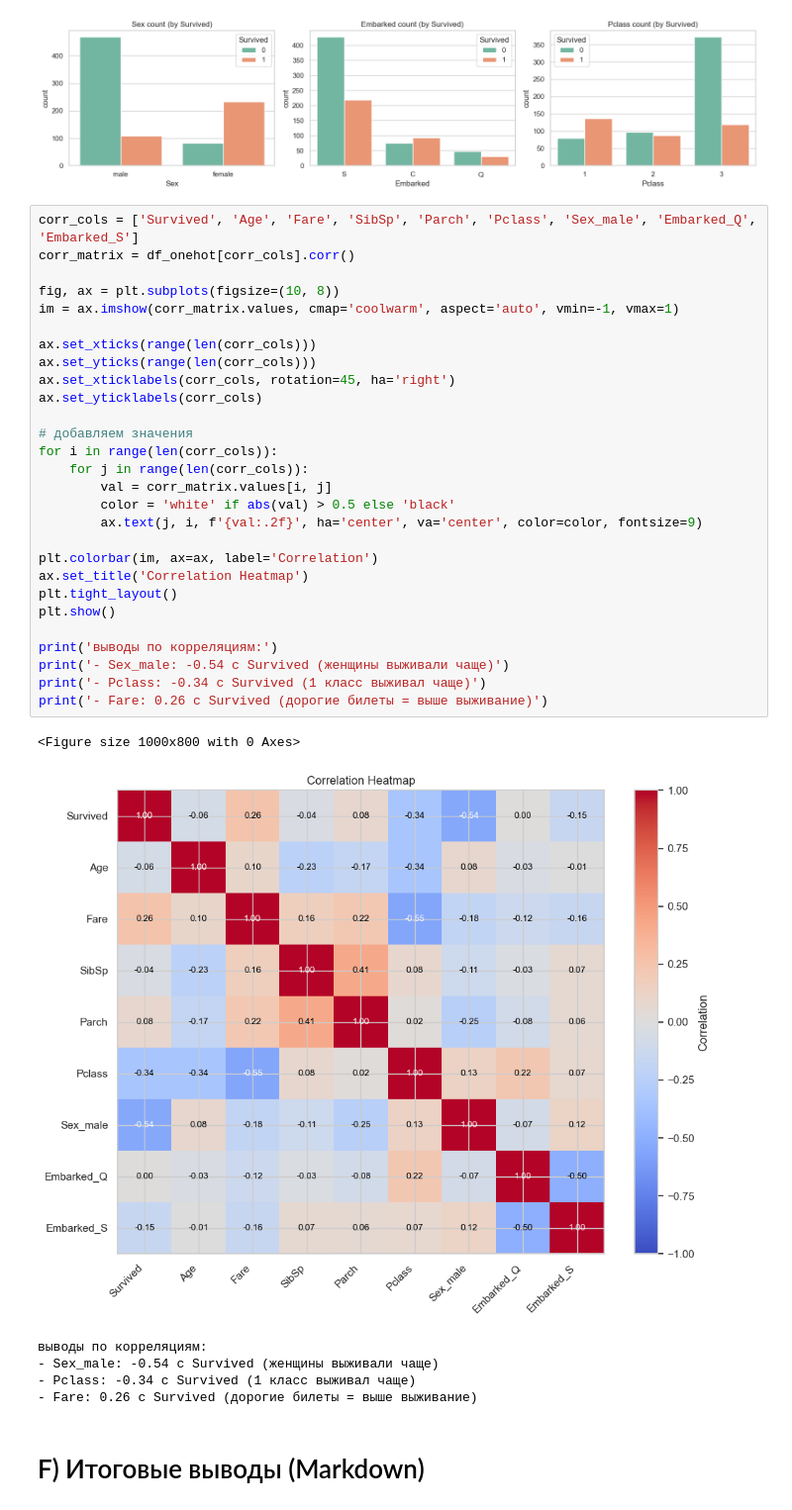
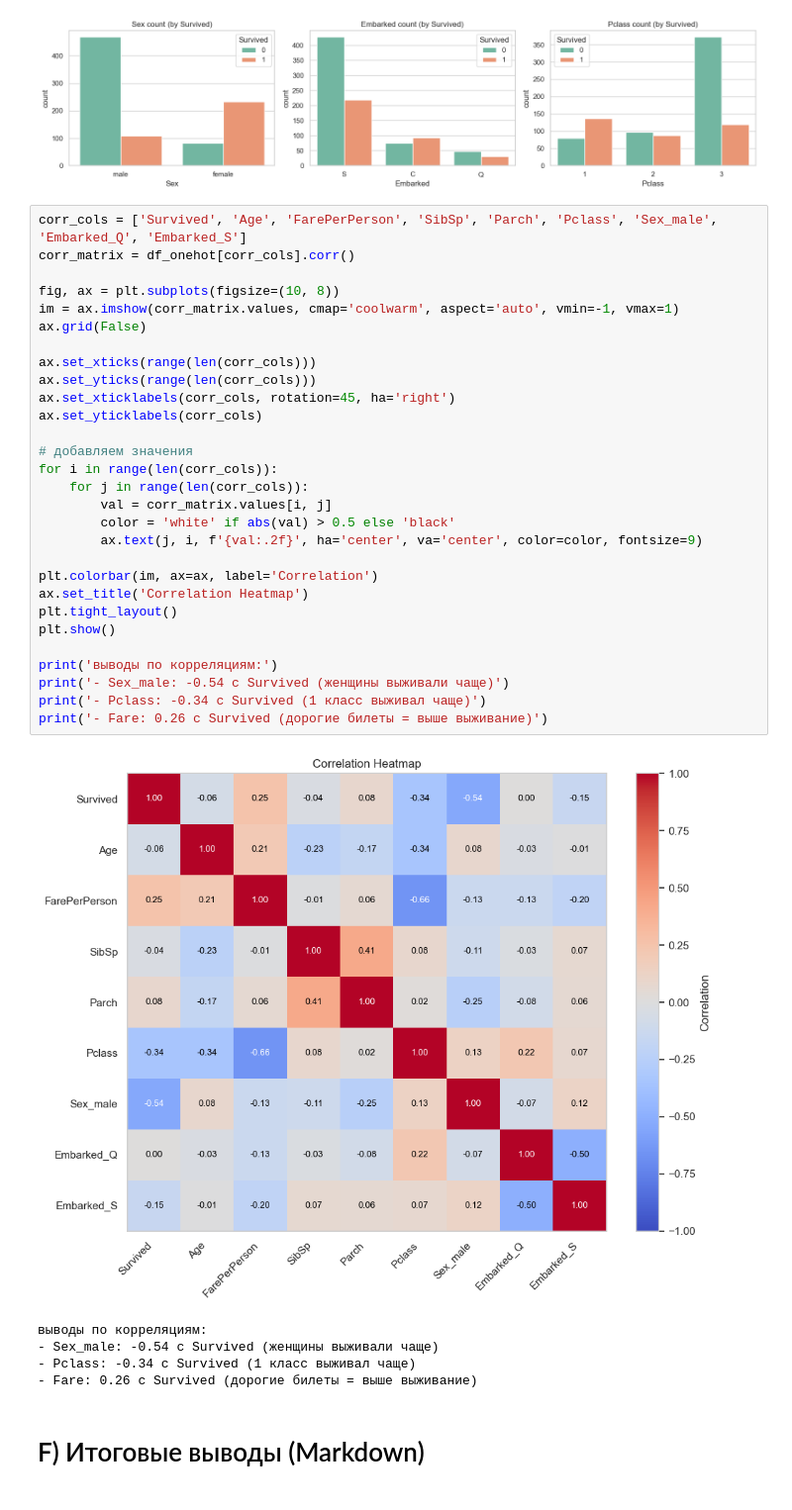
Before and after one commit to vladgulchenko/ml-homeworks, a Jupyter notebook: hw02_eda/hw02_eda.ipynb, the cells around one changed output. Shown at 99% size. Cells and saved outputs as stored; diff of their text form.

```diff
--- a/hw02_eda/hw02_eda.ipynb
+++ b/hw02_eda/hw02_eda.ipynb
@@ -355,40 +355,40 @@ plt.show()
 # %% [output]
 [figure]
 # %%
-corr_cols = ['Survived', 'Age', 'Fare', 'SibSp', 'Parch', 'Pclass', 'Sex_male', 'Embarked_Q', 'Embarked_S']
+corr_cols = ['Survived', 'Age', 'FarePerPerson', 'SibSp', 'Parch', 'Pclass', 'Sex_male', 'Embarked_Q', 'Embarked_S']
 corr_matrix = df_onehot[corr_cols].corr()
 
 fig, ax = plt.subplots(figsize=(10, 8))
 im = ax.imshow(corr_matrix.values, cmap='coolwarm', aspect='auto', vmin=-1, vmax=1)
+ax.grid(False)
 
 ax.set_xticks(range(len(corr_cols)))
 ax.set_yticks(range(len(corr_cols)))
 ax.set_xticklabels(corr_cols, rotation=45, ha='right')
 ax.set_yticklabels(corr_cols)
 
 # добавляем значения
 for i in range(len(corr_cols)):
     for j in range(len(corr_cols)):
         val = corr_matrix.values[i, j]
         color = 'white' if abs(val) > 0.5 else 'black'
         ax.text(j, i, f'{val:.2f}', ha='center', va='center', color=color, fontsize=9)
 
 plt.colorbar(im, ax=ax, label='Correlation')
 ax.set_title('Correlation Heatmap')
 plt.tight_layout()
 plt.show()
 
 print('выводы по корреляциям:')
 print('- Sex_male: -0.54 с Survived (женщины выживали чаще)')
 print('- Pclass: -0.34 с Survived (1 класс выживал чаще)')
 print('- Fare: 0.26 с Survived (дорогие билеты = выше выживание)')
 # %% [output]
+[figure, new version]
-<Figure size 1000x800 with 0 Axes>
+выводы по корреляциям:
+- Sex_male: -0.54 с Survived (женщины выживали чаще)
+- Pclass: -0.34 с Survived (1 класс выживал чаще)
+- Fare: 0.26 с Survived (дорогие билеты = выше выживание)
-[figure, old version]
-выводы по корреляциям:
-- Sex_male: -0.54 с Survived (женщины выживали чаще)
-- Pclass: -0.34 с Survived (1 класс выживал чаще)
-- Fare: 0.26 с Survived (дорогие билеты = выше выживание)
 # %% [markdown]
 # F) Итоговые выводы (Markdown)
 # %% [markdown]
```
Also changed, not shown: parts of 3 cells of this notebook.
